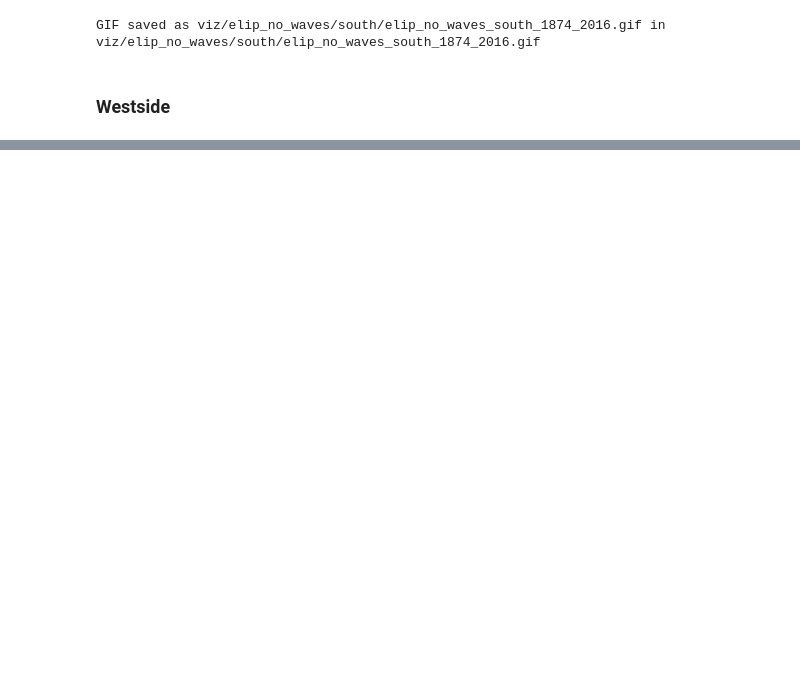
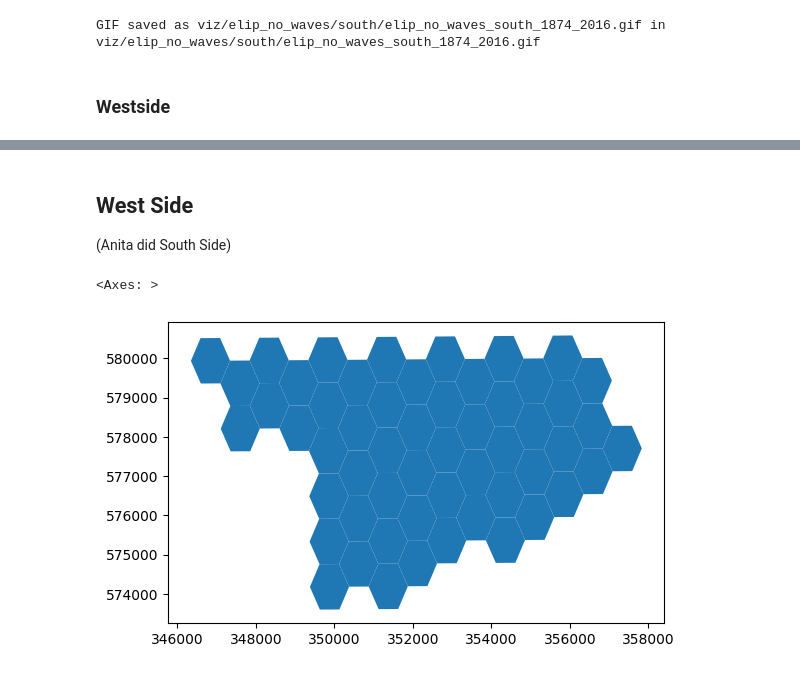
Before and after one commit to uchicago-justice-project/decreasing-homicide-waves, a Jupyter notebook: hom_decrease_3.ipynb, the cells around one changed output, grey strips where cells are left out. Saved outputs shown, nothing was run; the diff lists cells and outputs as text; code cells hidden in the pictures; blank space fills up the shorter version.

```diff
--- a/hom_decrease_3.ipynb
+++ b/hom_decrease_3.ipynb
@@ -38,6 +39,6 @@ south_chicago = gpd.read_file('south_chicago.geojson')
 south_chicago.geometry = south_chicago.geometry.to_crs(epsg=26971)
 # %%
-west_chicago = gpd.read_file('westside.geojson')
+west_chicago = gpd.read_file('data/raw/shapes/westside.geojson')
 west_chicago = west_chicago.to_crs(epsg='26971')
 west_chicago.head()
 # %% [output]
@@ -665,0 +561,16 @@ GIF saved as dist_cum_west/dist_cum_west_1874_2016.gif in dist_cum_west/dist_cum
+# %%
+# Clean up text data
+
+longest_gap_un = longest_gap[['GRID_ID', 'geometry', 'last_wave_end', 'longest_gap']].reset_index(drop = True)
+longest_gap_un = longest_gap_un.set_index(['GRID_ID'])
+longest_gap_un = longest_gap_un.dropna()
+longest_gap_un.sort_values(['GRID_ID'])
+longest_gap_un = longest_gap_un.drop_duplicates()
+
+# Transform to geodatagram
+
+from shapely import wkt
+
+longest_gap_un['geometry'] = longest_gap_un['geometry'].apply(wkt.loads)
+
+longest_gap_un
@@ -665,0 +592,8 @@ GIF saved as dist_cum_west/dist_cum_west_1874_2016.gif in dist_cum_west/dist_cum
+# %%
+# Transform longest gap to proper projection
+
+longest_gap_un_shape = gpd.GeoDataFrame(longest_gap_un, geometry='geometry', crs="EPSG:4326")
+
+longest_gap_un_shape_proper = longest_gap_un_shape.to_crs(epsg=26971)
+
+longest_gap_un_shape_proper.head()
@@ -665,0 +608,5 @@ GIF saved as dist_cum_west/dist_cum_west_1874_2016.gif in dist_cum_west/dist_cum
+# %%
+longest_gap_un_west = gpd.sjoin(longest_gap_un_shape_proper, west_chicago, predicate='within')
+com_areas_west = gpd.sjoin(commarea, west_chicago, predicate='intersects')
+
+com_areas_west
@@ -665,0 +625,8 @@ GIF saved as dist_cum_west/dist_cum_west_1874_2016.gif in dist_cum_west/dist_cum
+# %% [markdown]
+## West Side
+(Anita did South Side)
+# %%
+longest_gap_un_west.plot()
+# %% [output]
+<Axes: >
+[figure, added]
```
Also changed, not shown: parts of 28 cells of this notebook, 40 other files.
